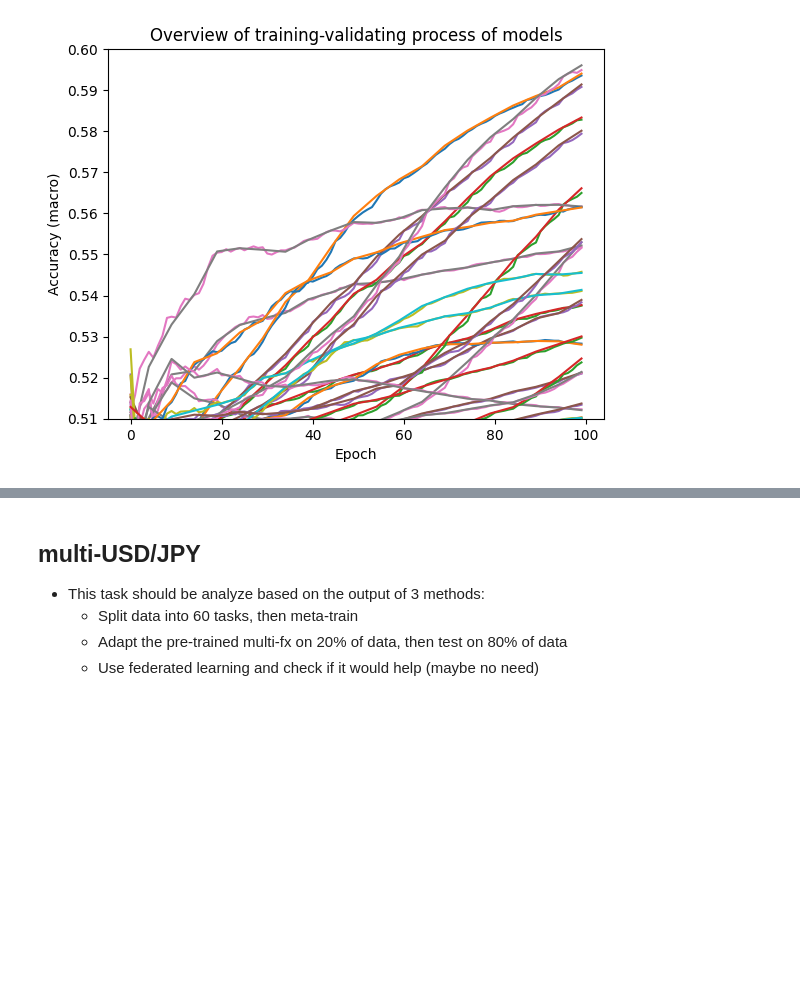
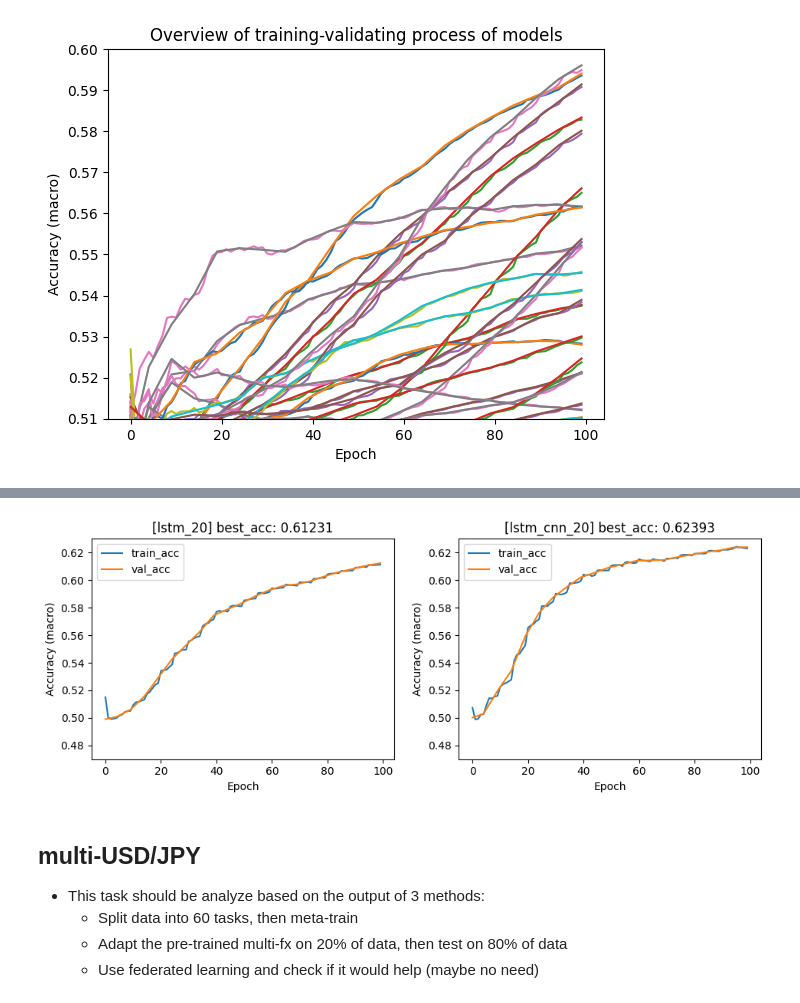
Before and after one commit to baolongnguyenmac/multi_fx, a Jupyter notebook: pretrained/analyze.ipynb, the cells around one changed output, grey strips where cells are left out. Saved outputs shown, nothing was run; the diff lists cells and outputs as text; code cells hidden in the pictures; blank space fills up the shorter version.

```diff
--- a/pretrained/analyze.ipynb
+++ b/pretrained/analyze.ipynb
@@ -80,3 +104,23 @@ for model in log.keys():
+# %%
+# if filename == 'lstm_20_0.005_0.0055.json' or filename == 'lstm_cnn_20_0.005_0.005.json':
+
+fig, axes = plt.subplots(nrows=1, ncols=2, figsize=(10,4))
+fig.tight_layout(pad=3)
+# fig.subplots_adjust(hspace=0.3)
+
+for idx, model in enumerate(log.keys()):
+    axes.flat[idx].set_ylim((0.47,0.63))
+    axes.flat[idx].set_xlabel('Epoch')
+    axes.flat[idx].set_ylabel('Accuracy (macro)')
+    # plt.title('Overview of training-validating process of models')
+    axes.flat[idx].set_title(f"[{model.split('_0.')[0]}] best_acc: {log[model]['val_acc'][-1]:.5f}")
+
+    axes.flat[idx].plot(range(100), log[model]['train_acc'], label='train_acc')
+    axes.flat[idx].plot(x_axis, log[model]['val_acc'], label='val_acc')
+    axes.flat[idx].legend()
+plt.show()
+# %% [output]
+[figure, added]
 # %% [markdown]
 ## multi-USD/JPY
 
```
Also changed, not shown: parts of 6 cells of this notebook.
